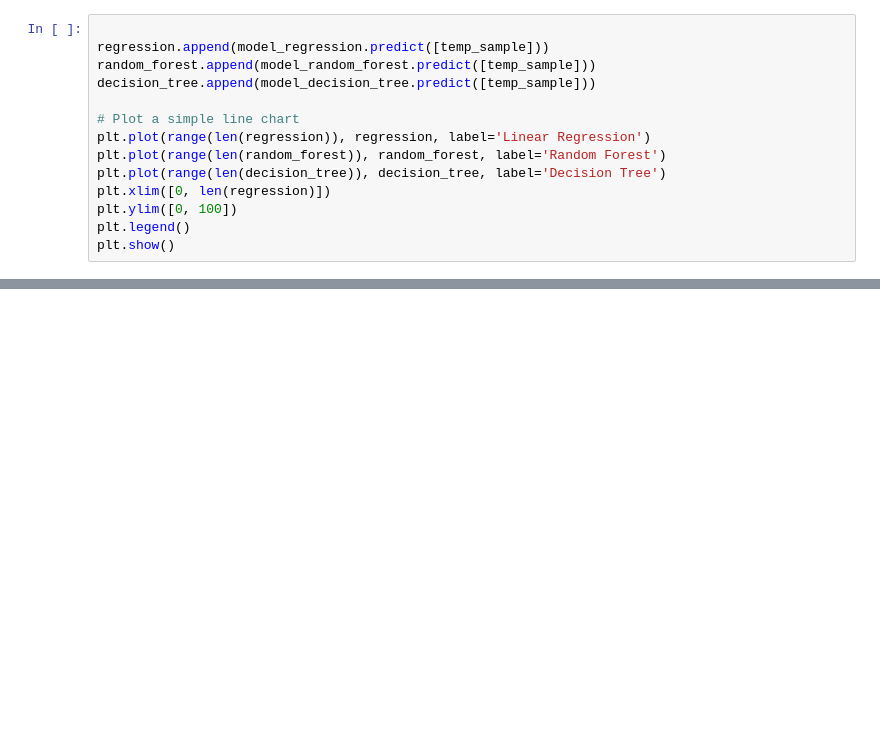
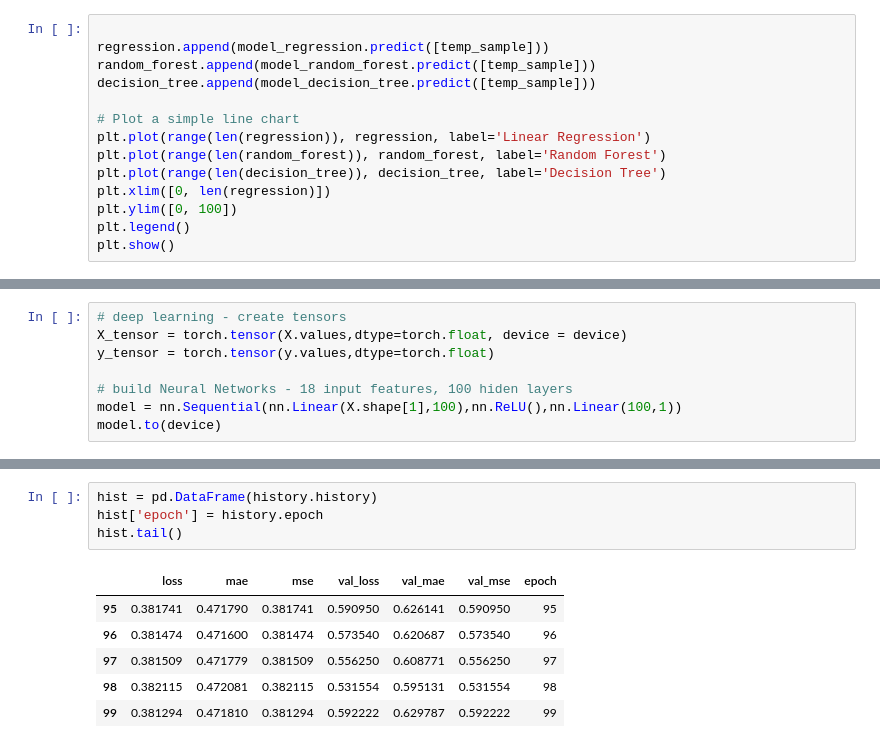
Before and after one commit to Idoleshem/Mini-ML-Spotify-Project-, a Jupyter notebook: model.ipynb, the cells around one changed output, grey strips where cells are left out. Saved outputs shown, nothing was run; the diff lists cells and outputs as text; blank space fills up the shorter version.

Commit message:
deep learning

```diff
--- a/model.ipynb
+++ b/model.ipynb
@@ -311,0 +312,8 @@ plt.show()
+# %%
+# deep learning - create tensors
+X_tensor = torch.tensor(X.values,dtype=torch.float, device = device)
+y_tensor = torch.tensor(y.values,dtype=torch.float)
+
+# build Neural Networks - 18 input features, 100 hiden layers
+model = nn.Sequential(nn.Linear(X.shape[1],100),nn.ReLU(),nn.Linear(100,1))
+model.to(device)
@@ -311,0 +409,11 @@ plt.show()
+# %%
+hist = pd.DataFrame(history.history)
+hist['epoch'] = history.epoch
+hist.tail()
+# %% [output]
+|  | loss | mae | mse | val_loss | val_mae | val_mse | epoch |
+| 95 | 0.381741 | 0.471790 | 0.381741 | 0.590950 | 0.626141 | 0.590950 | 95 |
+| 96 | 0.381474 | 0.471600 | 0.381474 | 0.573540 | 0.620687 | 0.573540 | 96 |
+| 97 | 0.381509 | 0.471779 | 0.381509 | 0.556250 | 0.608771 | 0.556250 | 97 |
+| 98 | 0.382115 | 0.472081 | 0.382115 | 0.531554 | 0.595131 | 0.531554 | 98 |
+| 99 | 0.381294 | 0.471810 | 0.381294 | 0.592222 | 0.629787 | 0.592222 | 99 |
```
Also changed, not shown: parts of 21 cells of this notebook.
